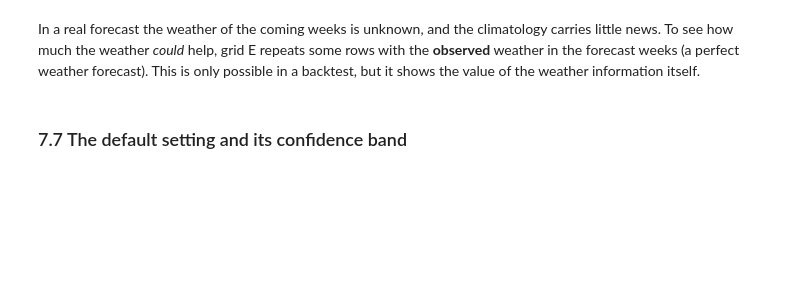
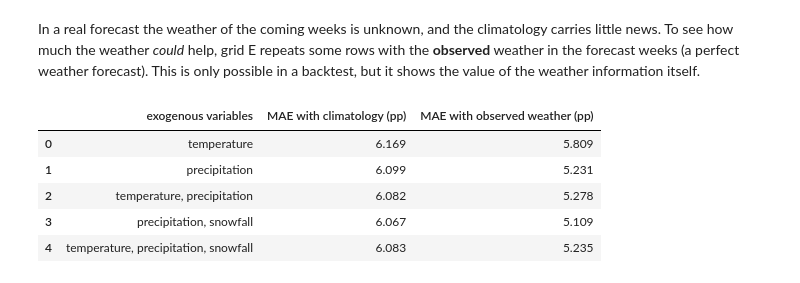
Before and after one commit to yaksh-git/ind320-dashboard-basics-yaksh-git, a Jupyter notebook: notebooks/ind320_part4.ipynb, the cells around one changed output. Drawn from its saved outputs; the diff is of its cells as text; code cells hidden in the pictures; blank space fills up the shorter version.

```diff
--- a/notebooks/ind320_part4.ipynb
+++ b/notebooks/ind320_part4.ipynb
@@ -587,21 +782,26 @@ forecast). This is only possible in a backtest, but it shows the value of the we
 # %%
 # Grid E: climatology (real forecast) against the observed weather in the forecast weeks (perfect weather forecast)
 def evaluate_observed(settings: fc.Settings, names: list[str]) -> float:
     """Mean MAE (pp) when the forecast weeks use the observed exogenous values (backtest only)."""
     errors = []
     for area in TEST_AREAS:
         exog = fc.build_exogenous(weekly_by_area[area], weekly_rates, names)
         for origin in TEST_ORIGINS:
             result = fc.forecast_fill(fill[area], exog, origin, settings, with_band=False, observed_future=True)
             errors.append(fc.mean_absolute_error(result, fill[area]))
     return float(np.mean(errors))
 
 
 grid_e = pd.DataFrame([{'exogenous variables': ', '.join(names),
                         'MAE with climatology (pp)': evaluate(best_lag, names)['MAE (pp)'],
                         'MAE with observed weather (pp)': evaluate_observed(best_lag, names)}
                        for names in [['temperature'], ['precipitation'], ['temperature', 'precipitation'],
-                                     ['snowpack', 'temperature', 'precipitation']]])
+                                     ['precipitation', 'snowfall'], ['temperature', 'precipitation', 'snowfall']]])
 display(grid_e.round(3))
+# %% [output]
+|  | exogenous variables | MAE with climatology (pp) | MAE with observed weather (pp) |
+| 0 | temperature | 6.169 | 5.809 |
+| 1 | precipitation | 6.099 | 5.231 |
+| 2 | temperature, precipitation | 6.082 | 5.278 |
+| 3 | precipitation, snowfall | 6.067 | 5.109 |
+| 4 | temperature, precipitation, snowfall | 6.083 | 5.235 |
-# %% [markdown]
-### 7.7 The default setting and its confidence band
```
Also changed, not shown: parts of 40 cells of this notebook, 2 other files.
